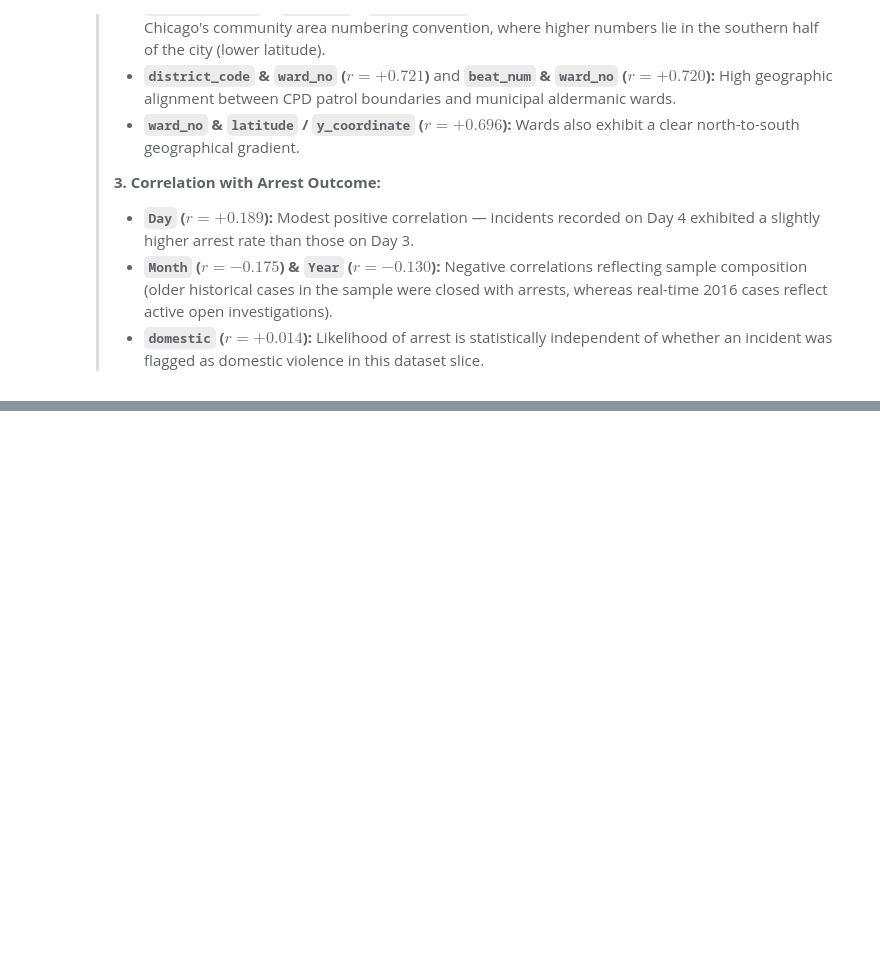
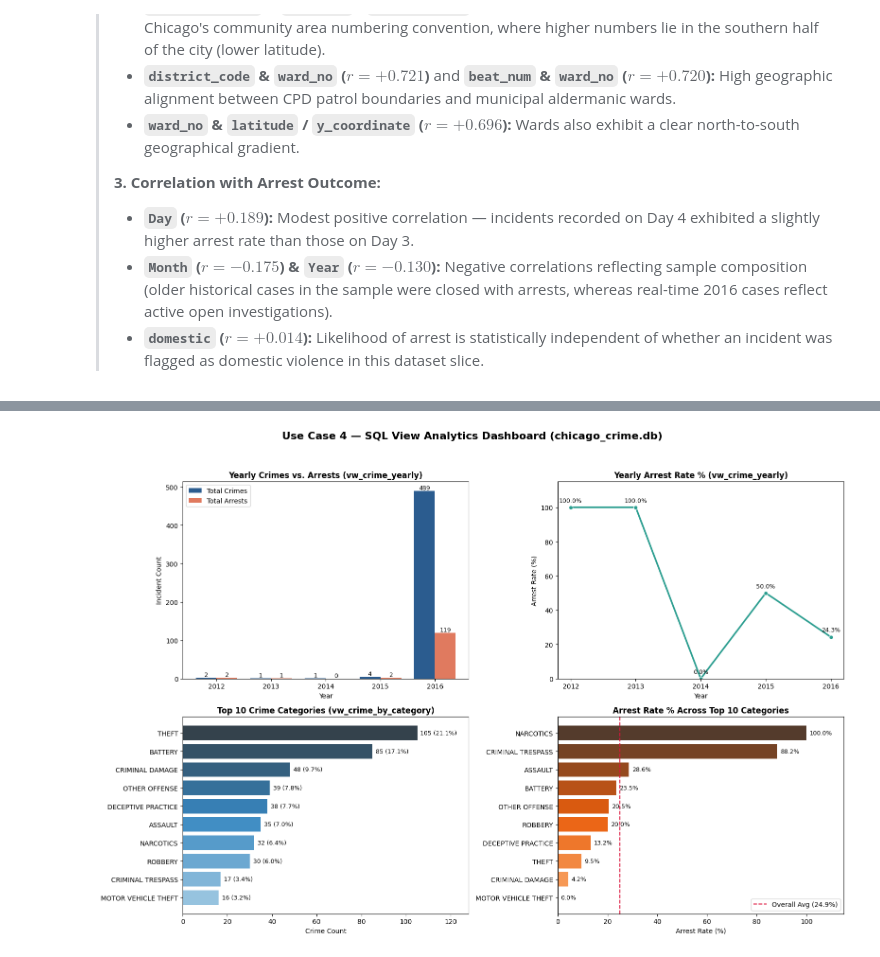
Before and after one commit to LUFFY-KIngofCoder/HON, a Jupyter notebook: EDA2.ipynb, the cells around one changed output, grey strips where cells are left out. Cells and saved outputs as stored; diff of their text form; code cells hidden in the pictures; blank space fills up the shorter version.

Commit message:
Completed Use Cases

```diff
--- a/EDA2.ipynb
+++ b/EDA2.ipynb
@@ -1617,0 +1919,10 @@ display(arrest_corrs)
+# %%
+# ── Task 4: Read Stored Views into Pandas DataFrames ─────────────────────────
+df_vw_yearly = pd.read_sql("SELECT * FROM vw_crime_yearly", engine)
+df_vw_category = pd.read_sql("SELECT * FROM vw_crime_by_category", engine)
+
+print(f"📊 vw_crime_yearly ({len(df_vw_yearly)} rows):")
+display(df_vw_yearly)
+
+print(f"\n📊 vw_crime_by_category — Top 10 of {len(df_vw_category)} categories:")
+display(df_vw_category.head(10))
@@ -1617,0 +1954,61 @@ display(arrest_corrs)
+# %%
+# ── Task 5: Visualize SQL View Data (Matplotlib & Seaborn) ───────────────────
+fig, axes = plt.subplots(2, 2, figsize=(16, 11))
+fig.suptitle("Use Case 4 — SQL View Analytics Dashboard (chicago_crime.db)", fontsize=16, fontweight="bold", y=0.98)
+
+# Panel 1: Yearly Crime Volume vs. Arrest Count
+ax1 = axes[0, 0]
+x = np.arange(len(df_vw_yearly))
+w = 0.38
+bars_total = ax1.bar(x - w/2, df_vw_yearly["total_crimes"], width=w, label="Total Crimes", color="#2b5c8f")
+bars_arr   = ax1.bar(x + w/2, df_vw_yearly["total_arrests"], width=w, label="Total Arrests", color="#e07a5f")
+ax1.set_xticks(x)
+ax1.set_xticklabels(df_vw_yearly["year"].astype(str))
+ax1.set_title("Yearly Crimes vs. Arrests (vw_crime_yearly)", fontweight="bold")
+ax1.set_xlabel("Year")
+ax1.set_ylabel("Incident Count")
+ax1.legend()
+for bar in list(bars_total) + list(bars_arr):
+    h = bar.get_height()
+    ax1.annotate(f"{int(h)}", (bar.get_x() + bar.get_width()/2, h), ha="center", va="bottom", fontsize=9)
+
+# Panel 2: Yearly Arrest Rate (%)
+ax2 = axes[0, 1]
+sns.lineplot(data=df_vw_yearly, x="year", y="arrest_rate_pct", marker="o", linewidth=2.5, color="#2a9d8f", ax=ax2)
+ax2.set_title("Yearly Arrest Rate % (vw_crime_yearly)", fontweight="bold")
+ax2.set_xlabel("Year")
+ax2.set_ylabel("Arrest Rate (%)")
+ax2.set_ylim(0, 115)
+ax2.set_xticks(df_vw_yearly["year"])
+for _, row in df_vw_yearly.iterrows():
+    ax2.annotate(f"{row['arrest_rate_pct']:.1f}%", (row["year"], row["arrest_rate_pct"]), textcoords="offset points", xytext=(0, 8), ha="center", fontsize=9)
+
+# Panel 3: Top 10 Crime Categories by Volume (vw_crime_by_category)
+top10_cat = df_vw_category.head(10).sort_values("crime_count", ascending=True)
+ax3 = axes[1, 0]
+bars_cat = ax3.barh(top10_cat["primary_type"], top10_cat["crime_count"], color=sns.color_palette("Blues_d", len(top10_cat)))
+ax3.set_title("Top 10 Crime Categories (vw_crime_by_category)", fontweight="bold")
+ax3.set_xlabel("Crime Count")
+ax3.set_xlim(0, top10_cat["crime_count"].max() * 1.22)
+for bar, pct in zip(bars_cat, top10_cat["pct_of_total"]):
+    w_val = bar.get_width()
+    ax3.annotate(f"{int(w_val)} ({pct:.1f}%)", (w_val, bar.get_y() + bar.get_height()/2), va="center", xytext=(5, 0), textcoords="offset points", fontsize=9)
+
+# Panel 4: Arrest Rate (%) Across Top 10 Crime Categories
+top10_arr = df_vw_category.head(10).sort_values("arrest_rate_pct", ascending=True)
+ax4 = axes[1, 1]
+bars_ar = ax4.barh(top10_arr["primary_type"], top10_arr["arrest_rate_pct"], color=sns.color_palette("Oranges_d", len(top10_arr)))
+overall_rate = df_vw_yearly["total_arrests"].sum() * 100.0 / df_vw_yearly["total_crimes"].sum()
+ax4.axvline(overall_rate, color="crimson", linestyle="--", linewidth=1.5, label=f"Overall Avg ({overall_rate:.1f}%)")
+ax4.set_title("Arrest Rate % Across Top 10 Categories", fontweight="bold")
+ax4.set_xlabel("Arrest Rate (%)")
+ax4.set_xlim(0, max(100, top10_arr["arrest_rate_pct"].max() * 1.15))
+ax4.legend(loc="lower right")
+for bar in bars_ar:
+    w_val = bar.get_width()
+    ax4.annotate(f"{w_val:.1f}%", (w_val, bar.get_y() + bar.get_height()/2), va="center", xytext=(5, 0), textcoords="offset points", fontsize=9)
+
+plt.tight_layout(rect=[0, 0, 1, 0.95])
+plt.show()
+# %% [output]
+[figure, added]
```
Also changed, not shown: parts of 17 cells of this notebook, 14 other files.
